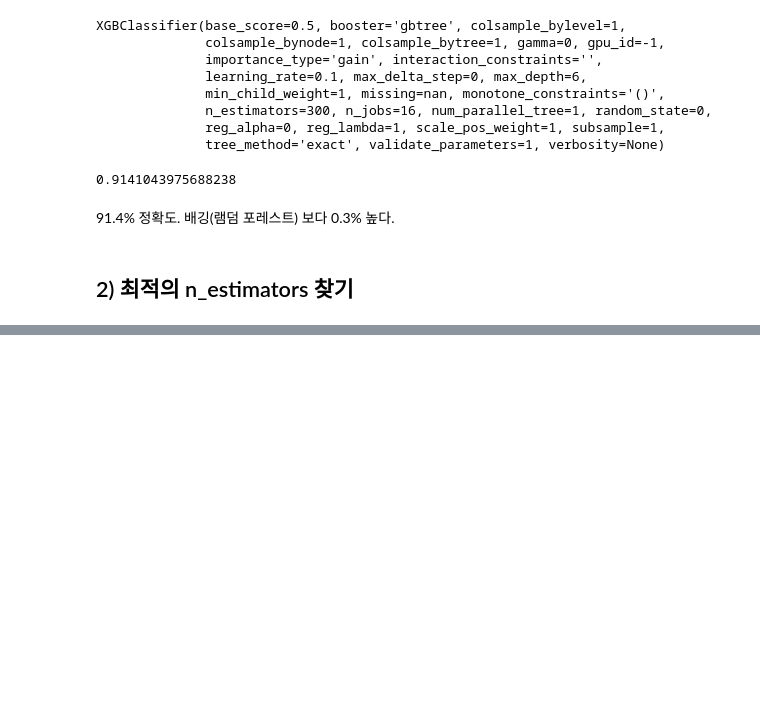
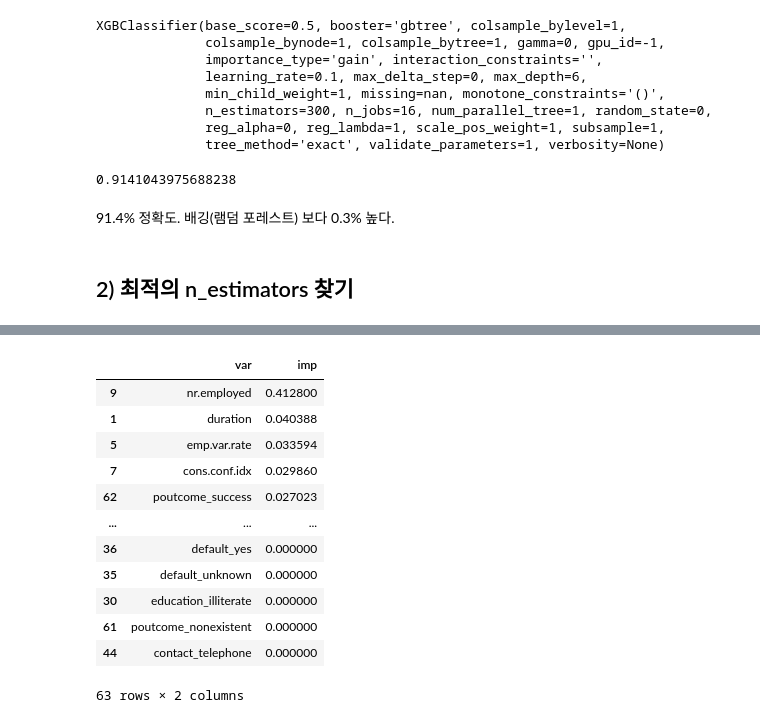
Before and after one commit to Jeong-Bin/Data-Analysis, a Jupyter notebook: 23_앙상블2 - 부스팅(XGboost).ipynb, the cells around one changed output, grey strips where cells are left out. Saved outputs shown, nothing was run; the diff lists cells and outputs as text; code cells hidden in the pictures; blank space fills up the shorter version.

```diff
--- a/23_앙상블2 - 부스팅(XGboost).ipynb
+++ b/23_앙상블2 - 부스팅(XGboost).ipynb
@@ -212,0 +252,19 @@ for n in [100, 200, 300, 400, 500, 600, 700, 800, 900]:
+# %%
+# 큰 값부터 순서대로 정렬
+imp_df.sort_values(['imp'], ascending=False)
+# nr.employed가 결과에 가장 영향 많이 끼침
+# 랜덤포레스트와 변수중요도가 다르다? -> Xgboost의 변수중요도가 더 신뢰도가 높다!
+# %% [output]
+|  | var | imp |
+| 9 | nr.employed | 0.412800 |
+| 1 | duration | 0.040388 |
+| 5 | emp.var.rate | 0.033594 |
+| 7 | cons.conf.idx | 0.029860 |
+| 62 | poutcome_success | 0.027023 |
+| ... | ... | ... |
+| 36 | default_yes | 0.000000 |
+| 35 | default_unknown | 0.000000 |
+| 30 | education_illiterate | 0.000000 |
+| 61 | poutcome_nonexistent | 0.000000 |
+| 44 | contact_telephone | 0.000000 |
+63 rows × 2 columns
```
Also changed, not shown: parts of 5 cells of this notebook.
